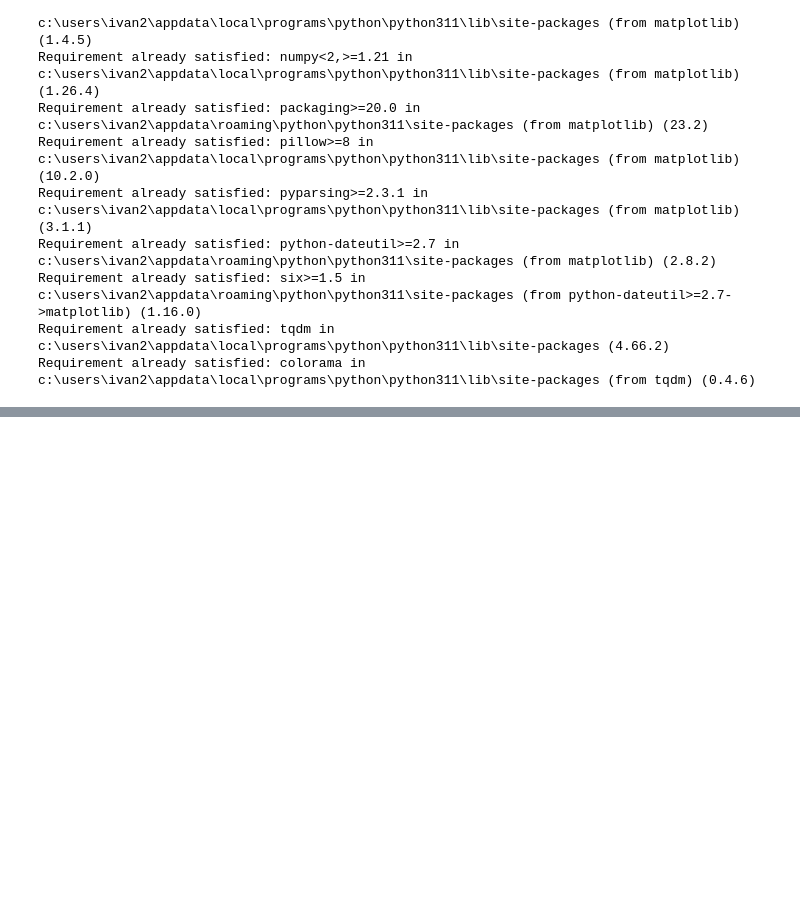
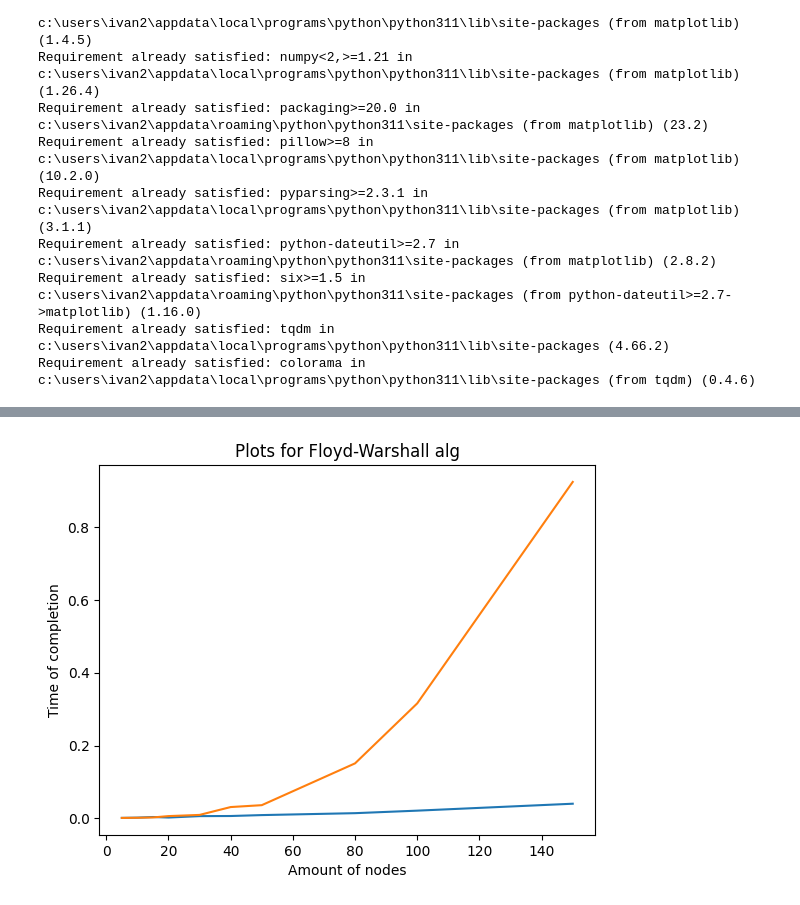
Before and after one commit to DoktorTomato/Team15_discrete_math_lab, a Jupyter notebook: floy_warshall_alg/floyd_warshal_alg.ipynb, the cells around one changed output, grey strips where cells are left out. Drawn from its saved outputs; the diff is of its cells as text; code cells hidden in the pictures; blank space fills up the shorter version.

```diff
--- a/floy_warshall_alg/floyd_warshal_alg.ipynb
+++ b/floy_warshall_alg/floyd_warshal_alg.ipynb
@@ -202,0 +219,15 @@ plt.show()
+# %%
+# plot for my alg
+nodes_amount = [5, 10, 15, 20, 30, 40, 50, 80, 100, 150]
+xpoints = np.array(nodes_amount)
+ypoints_my = np.array(my_time)
+ypoints_built = np.array(builtin_time)
+
+plt.plot(xpoints, ypoints_my)
+plt.plot(xpoints, ypoints_built)
+plt.title("Plots for Floyd-Warshall alg")
+plt.xlabel("Amount of nodes")
+plt.ylabel("Time of completion")
+plt.show()
+# %% [output]
+[figure, added]
```
Also changed, not shown: parts of 7 cells of this notebook.
